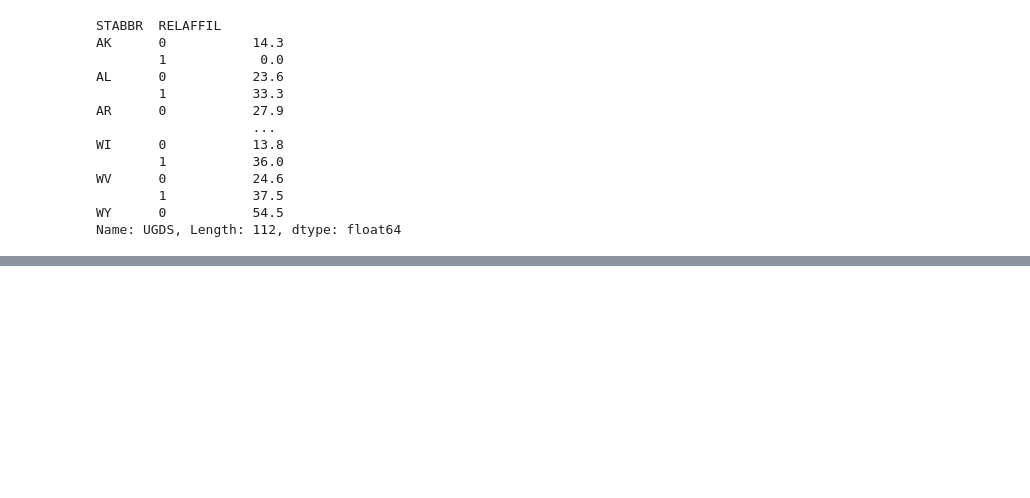
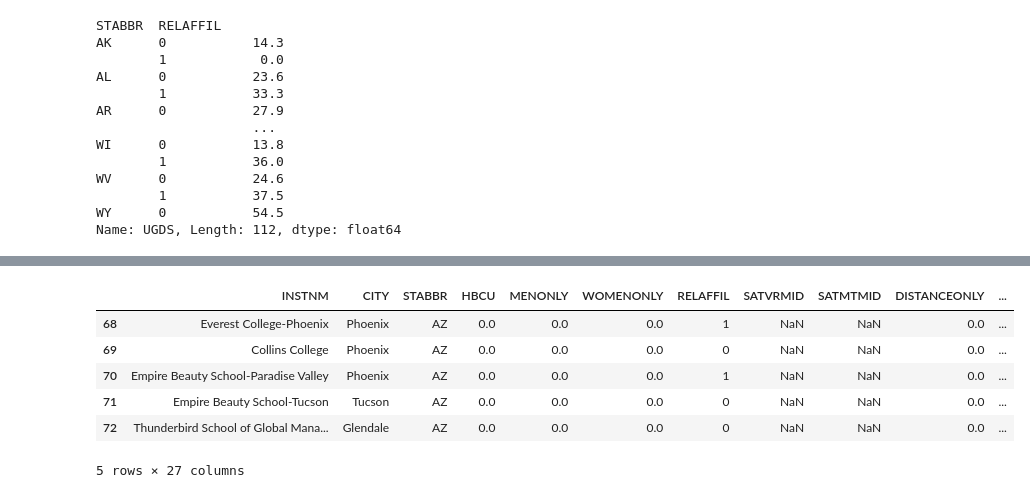
Before and after one commit to minstrel1149/pandas_practice-cookbook1, a Jupyter notebook: pd_cookbook_2_chapter9.ipynb, the cells around one changed output, grey strips where cells are left out. Drawn from its saved outputs; the diff is of its cells as text; code cells hidden in the pictures; blank space fills up the shorter version.

```diff
--- a/pd_cookbook_2_chapter9.ipynb
+++ b/pd_cookbook_2_chapter9.ipynb
@@ -244,0 +270,18 @@ Name: UGDS, Length: 112, dtype: float64
+# %%
+def check_minor(df, threshold):
+    minor_pct = 1 - df.loc[:, 'UGDS_WHITE']
+    total_minor = (df.loc[:, 'UGDS'] * minor_pct).sum()
+    total_ugds = df.loc[:, 'UGDS'].sum()
+    total_minor_pct = total_minor / total_ugds
+    return total_minor_pct > threshold
+# %%
+col_filter = grouped.filter(check_minor, threshold=0.5)
+col_filter.head()
+# %% [output]
+|  | INSTNM | CITY | STABBR | HBCU | MENONLY | WOMENONLY | RELAFFIL | SATVRMID | SATMTMID | DISTANCEONLY | ... |
+| 68 | Everest College-Phoenix | Phoenix | AZ | 0.0 | 0.0 | 0.0 | 1 | NaN | NaN | 0.0 | ... |
+| 69 | Collins College | Phoenix | AZ | 0.0 | 0.0 | 0.0 | 0 | NaN | NaN | 0.0 | ... |
+| 70 | Empire Beauty School-Paradise Valley | Phoenix | AZ | 0.0 | 0.0 | 0.0 | 1 | NaN | NaN | 0.0 | ... |
+| 71 | Empire Beauty School-Tucson | Tucson | AZ | 0.0 | 0.0 | 0.0 | 0 | NaN | NaN | 0.0 | ... |
+| 72 | Thunderbird School of Global Mana... | Glendale | AZ | 0.0 | 0.0 | 0.0 | 0 | NaN | NaN | 0.0 | ... |
+5 rows × 27 columns
```
Also changed, not shown: parts of 13 cells of this notebook, 1 other file.
